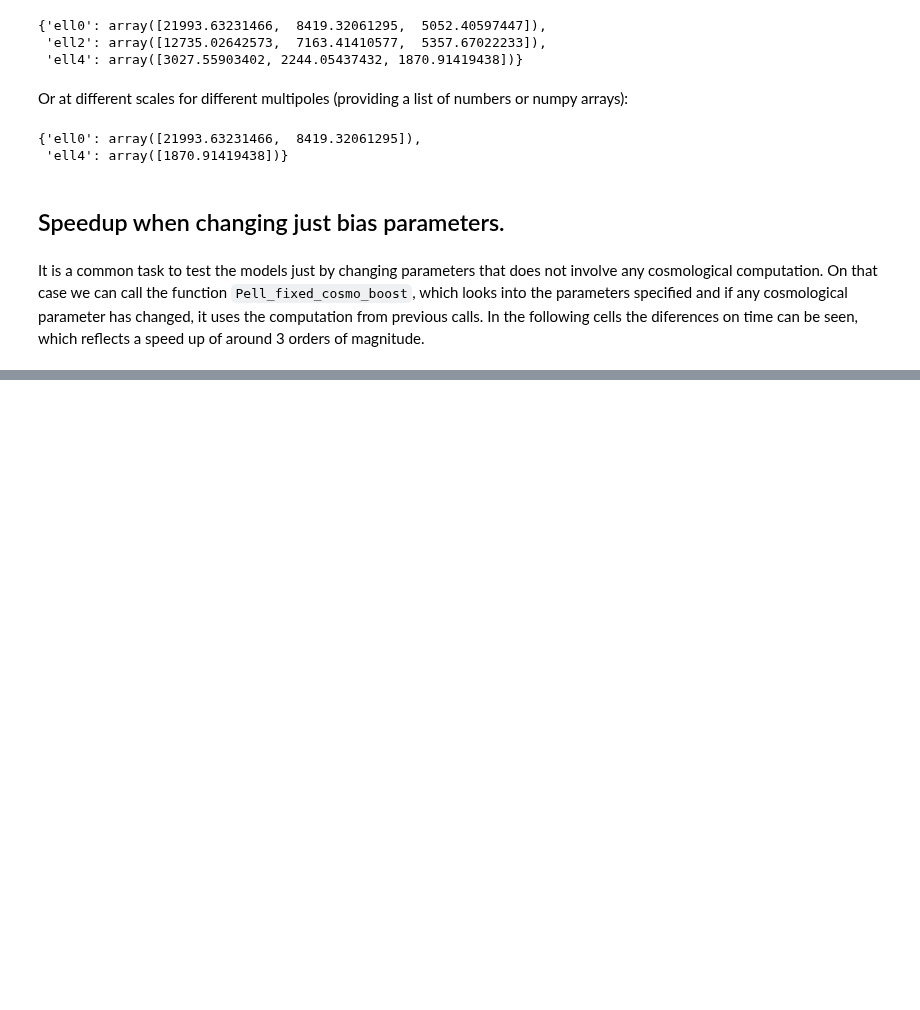
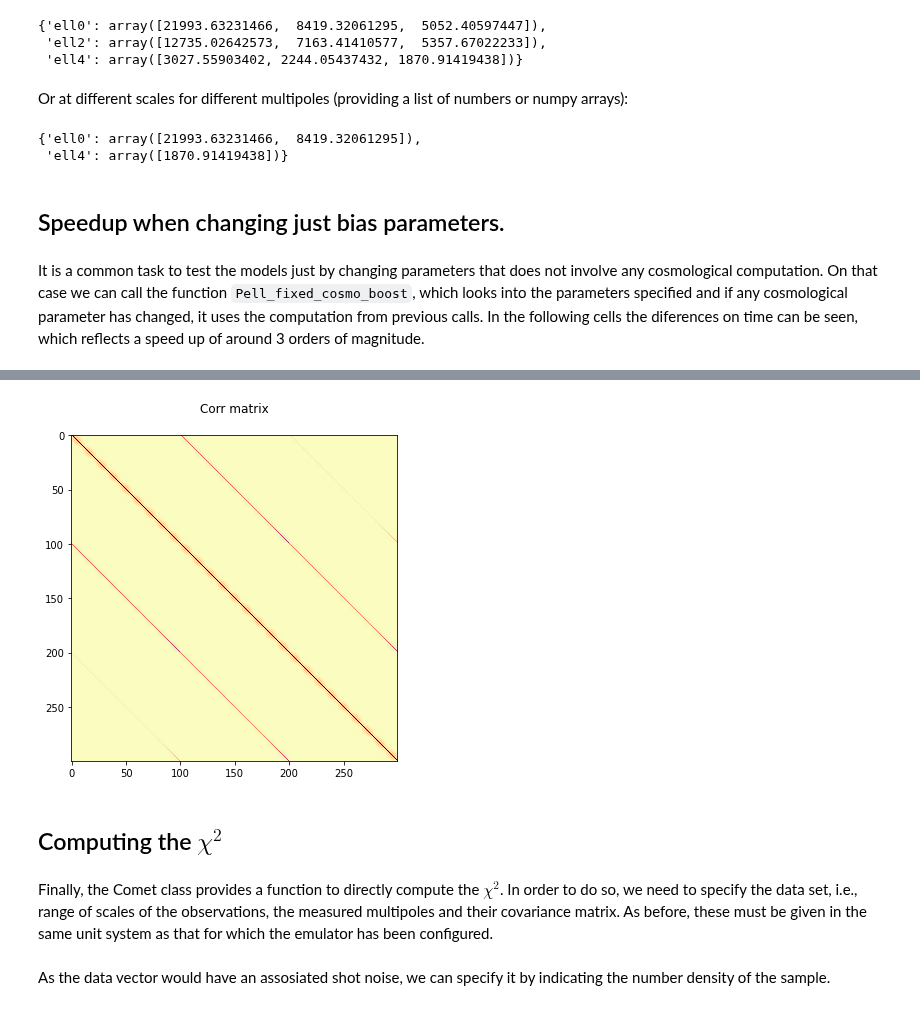
Before and after one commit to adematti/comet-emu, a Jupyter notebook: notebooks/Tutorial.ipynb, the cells around one changed output, grey strips where cells are left out. Saved outputs shown, nothing was run; the diff lists cells and outputs as text; code cells hidden in the pictures; blank space fills up the shorter version.

```diff
--- a/notebooks/Tutorial.ipynb
+++ b/notebooks/Tutorial.ipynb
@@ -204,0 +231,27 @@ It is a common task to test the models just by changing parameters that does not
+# %%
+Cov_hMpc_LCDM = EFT.Pell_covariance(
+                        k_hMpc,
+                        params,
+                        ell=[0,2,4],
+                        dk=2*np.pi/3780,
+                        zmin=params['z']-0.1,
+                        zmax=params['z']+0.1,
+                        fsky=15000./(360**2/np.pi),
+                        volfac=1,
+                        de_model="lambda",
+                        volume=3780**3
+                )
+# %%
+plt.figure(figsize=(9,6))
+plt.title(r"")
+plt.title(r"Corr matrix", y=1.05)
+var_inv = np.diag(1./np.sqrt(np.diag(Cov_hMpc_LCDM)))
+R_hMpc = var_inv @ Cov_hMpc_LCDM @ var_inv
+plt.imshow(R_hMpc,cmap='magma_r', interpolation="blackman", filterrad=10)
+plt.show()
+# %% [output]
+[figure, added]
+# %% [markdown]
+## Computing the $\chi^2$
+# %% [markdown]
+Finally, the Comet class provides a function to directly compute the $\chi^2$. In order to do so, we need to specify the data set, i.e., range of scales of the observations, the measured multipoles and their covariance matrix. As before, these must be given in the same unit system as that for which the emulator has been configured.
@@ -204,0 +262,2 @@ It is a common task to test the models just by changing parameters that does not
+# %% [markdown]
+As the data vector would have an assosiated shot noise, we can specify it by indicating the number density of the sample.
```
Also changed, not shown: parts of 44 cells of this notebook, 13 other files.
